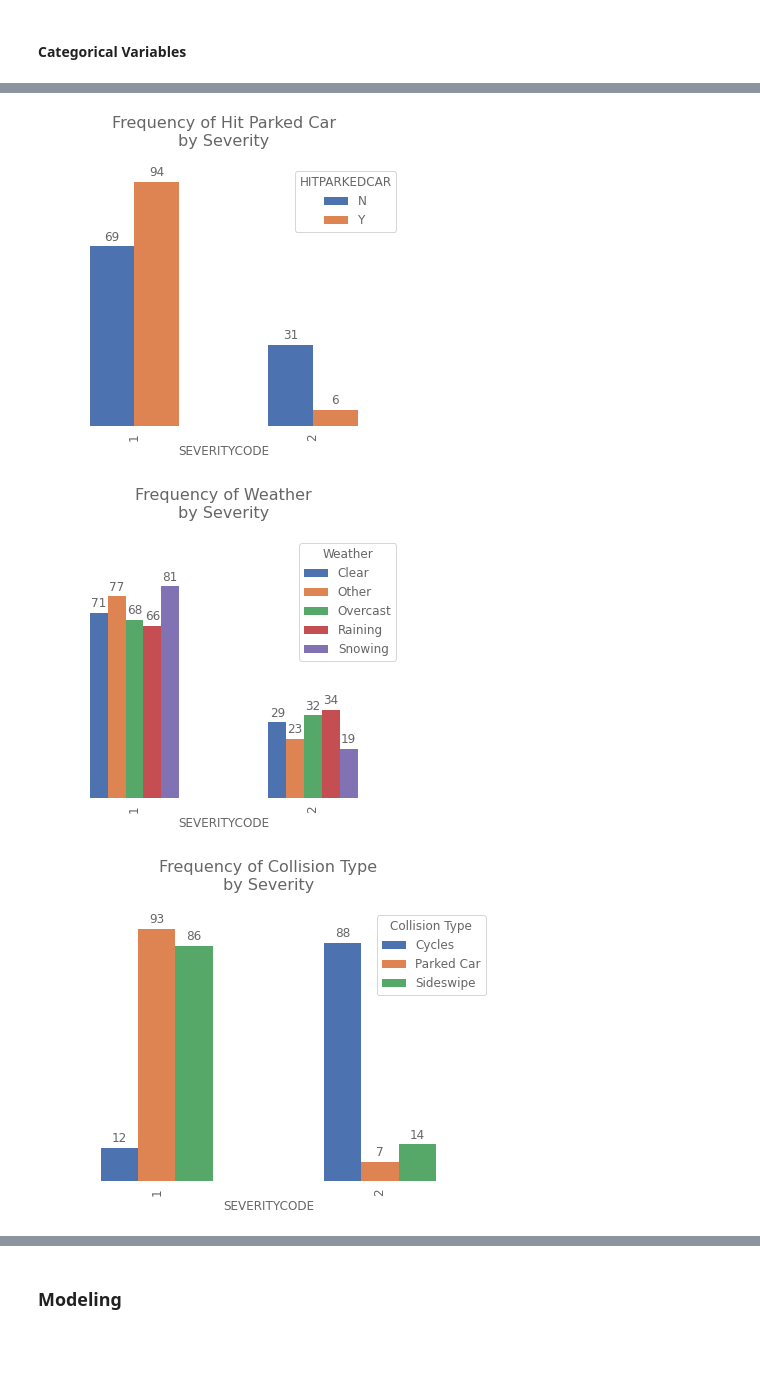
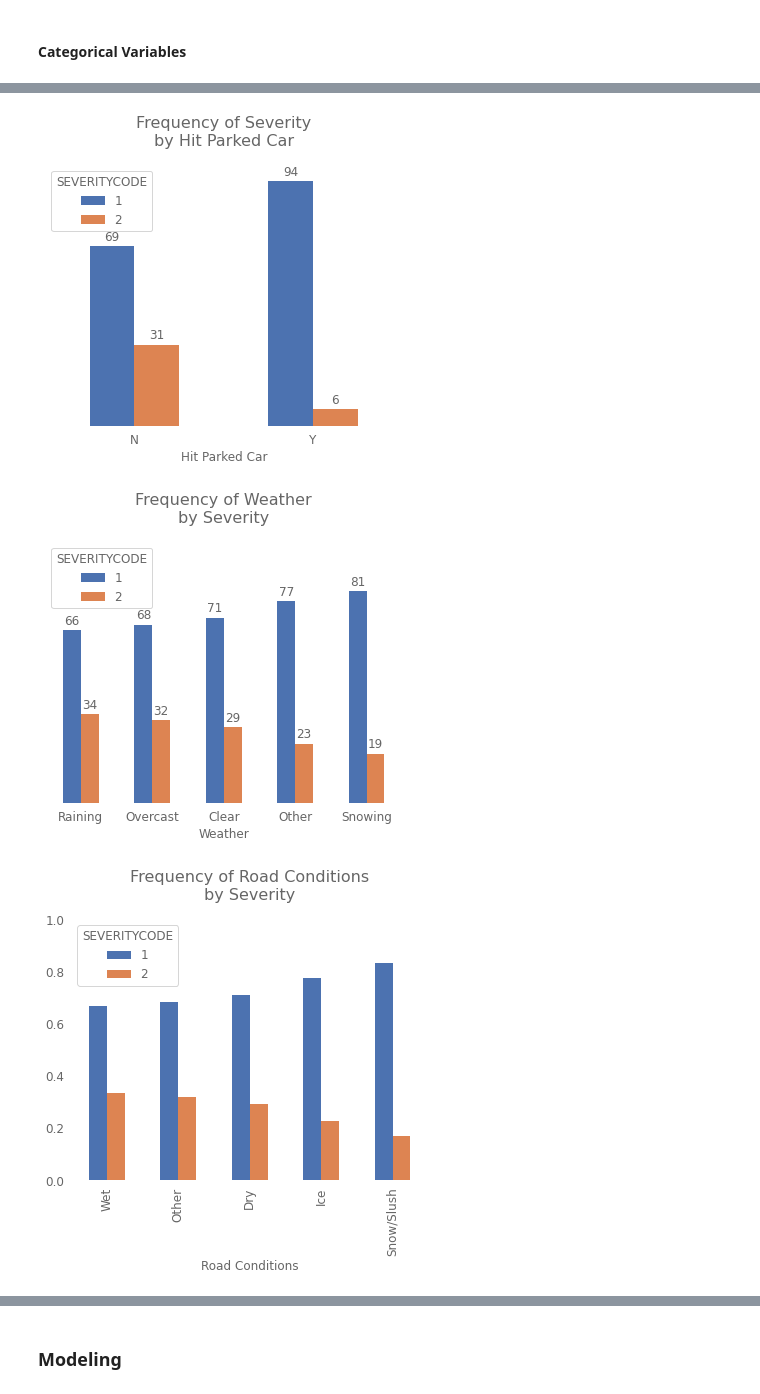
Before and after one commit to kakig/Coursera_Capstone, a Jupyter notebook: capstone.ipynb, the cells around one changed output, grey strips where cells are left out. Drawn from its saved outputs; the diff is of its cells as text; code cells hidden in the pictures; blank space fills up the shorter version.

```diff
--- a/capstone.ipynb
+++ b/capstone.ipynb
@@ -598,32 +652,32 @@ plt.show()
 # %%
-ax = pd.crosstab(y, df_clean['HITPARKEDCAR'], normalize='columns').plot.bar()
-plt.title('Frequency of Hit Parked Car\nby Severity')
+ax = pd.crosstab(df_clean['HITPARKEDCAR'].rename('Hit Parked Car'), y, normalize='index').plot.bar()
+plt.title('Frequency of Severity\nby Hit Parked Car')
 bars = ax.patches
 autolabel(bars)
+plt.xticks(rotation=0)
 plt.yticks([])
 plt.ylim(0, 1)
 plt.show()
-# SAVE
 # %% [output]
-[figure, old version]
+[figure, new version]
 # %%
-ax = pd.crosstab(y, df_clean['WEATHER'].rename('Weather'), normalize='columns').plot.bar()
+ax = pd.crosstab(df_clean['WEATHER'].rename('Weather'), y, normalize='index').sort_values(2, ascending=False).plot.bar()
 bars = ax.patches
 autolabel(bars)
 plt.title('Frequency of Weather\nby Severity')
+plt.xticks(rotation=0)
 plt.yticks([])
 plt.ylim(0, 1)
 plt.show()
 # %% [output]
-[figure, old version]
+[figure, new version]
 # %%
-ax = pd.crosstab(y, df_clean['COLLISIONTYPE'].rename('Collision Type'), normalize='columns')[['Cycles', 'Parked Car', 'Sideswipe']].plot.bar(figsize=(8, 5))
-bars = ax.patches
-autolabel(bars)
-plt.title('Frequency of Collision Type\nby Severity')
-plt.yticks([])
+ax = pd.crosstab(df_clean['ROADCOND'].rename('Road Conditions'), y, normalize='index').sort_values(2, ascending=False).plot.bar()
+#autolabel(ax.patches)
+#plt.yticks([])
+plt.title('Frequency of Road Conditions\nby Severity')
 plt.ylim(0, 1)
 plt.show()
 # %% [output]
-[figure, old version]
+[figure, new version]
 # %%
```
Also changed, not shown: parts of 59 cells of this notebook, 26 other files.
